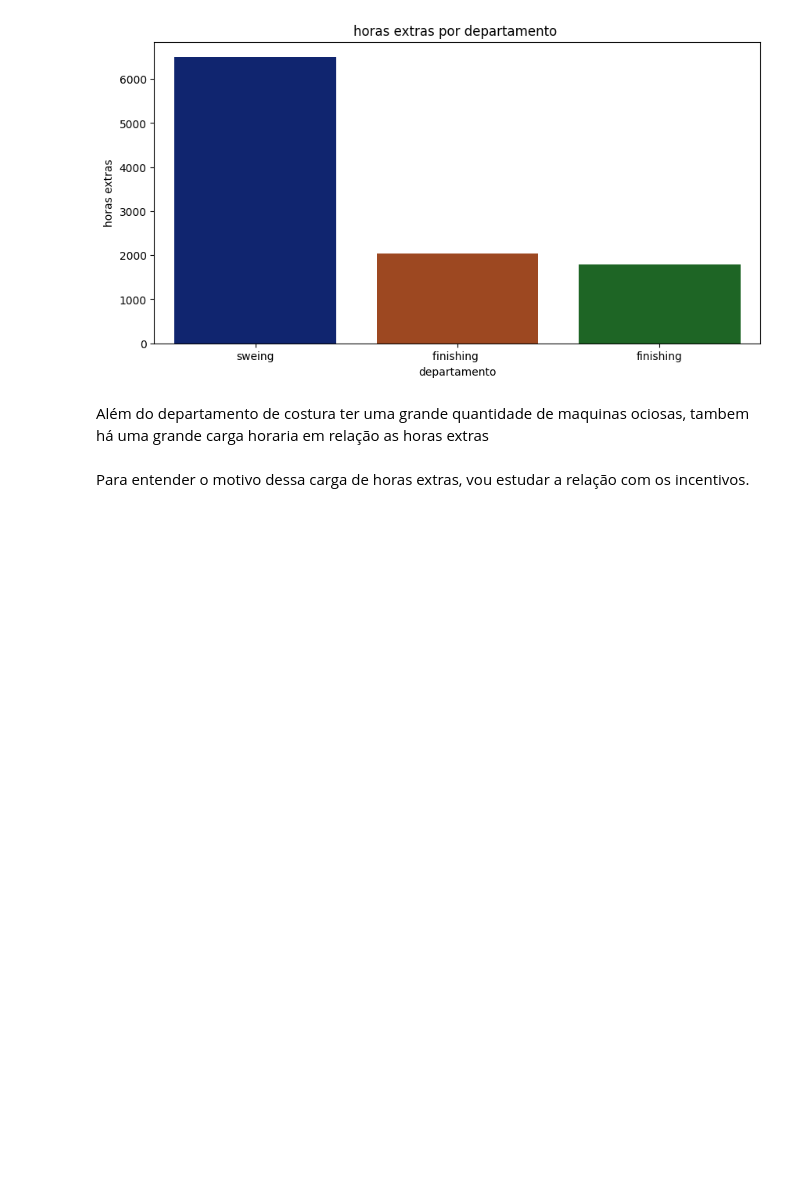
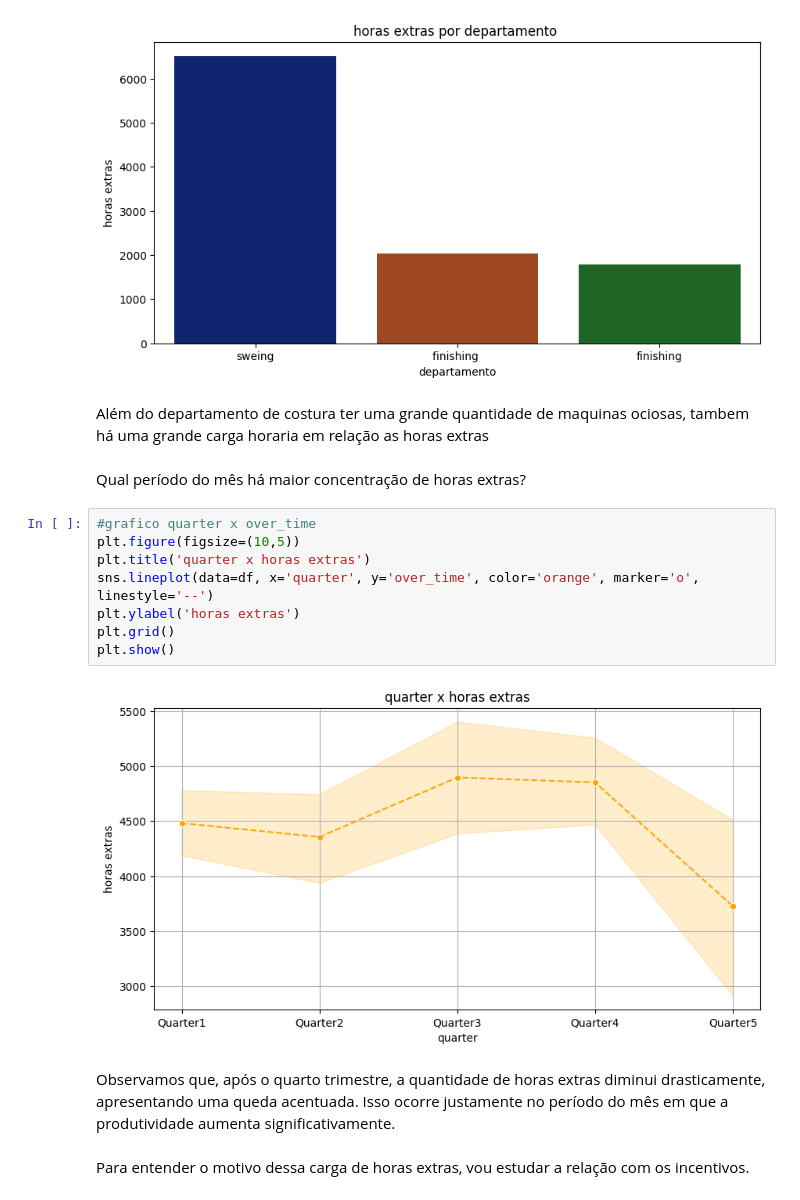
Before and after one commit to WesleySouza13/PRODUCTIVITY-PREDICTION-, a Jupyter notebook: PRODUCTIVITY-PREDICTION- .ipynb, the cells around one changed output. Drawn from its saved outputs; the diff is of its cells as text; blank space fills up the shorter version.

```diff
--- a/PRODUCTIVITY-PREDICTION- .ipynb
+++ b/PRODUCTIVITY-PREDICTION- .ipynb
@@ -476,6 +439,20 @@ plt.show()
 [figure]
 # %% [markdown]
 Além do departamento de costura ter uma grande quantidade de maquinas ociosas, tambem há uma grande carga horaria em relação as horas extras
+# %% [markdown]
+Qual período do mês há maior concentração de horas extras?
+# %%
+#grafico quarter x over_time
+plt.figure(figsize=(10,5))
+plt.title('quarter x horas extras')
+sns.lineplot(data=df, x='quarter', y='over_time', color='orange', marker='o', linestyle='--')
+plt.ylabel('horas extras')
+plt.grid()
+plt.show()
+# %% [output]
+[figure, added]
+# %% [markdown]
+Observamos que, após o quarto trimestre, a quantidade de horas extras diminui drasticamente, apresentando uma queda acentuada. Isso ocorre justamente no período do mês em que a produtividade aumenta significativamente.
 # %% [markdown]
 Para entender o motivo dessa carga de horas extras, vou estudar a relação com os incentivos.
 # %%
```
Also changed, not shown: parts of 23 cells of this notebook, 1 other file.
